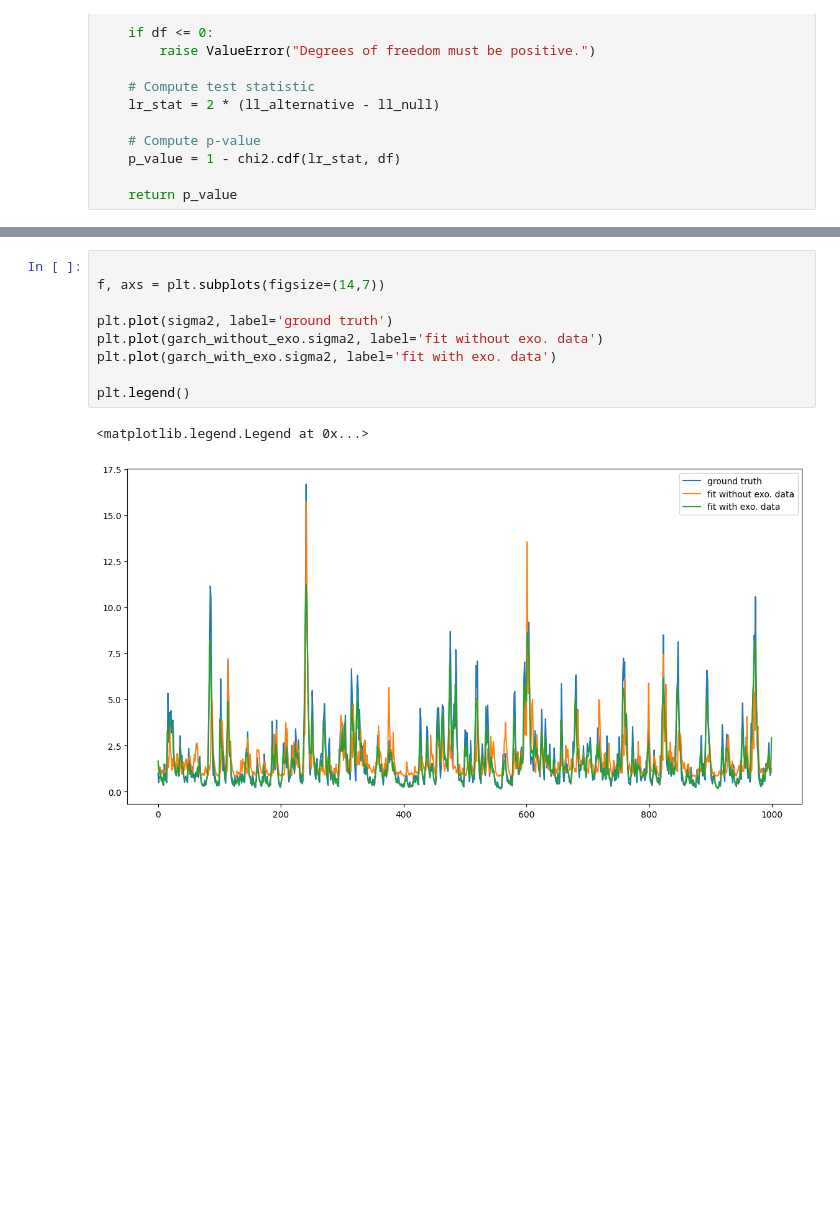
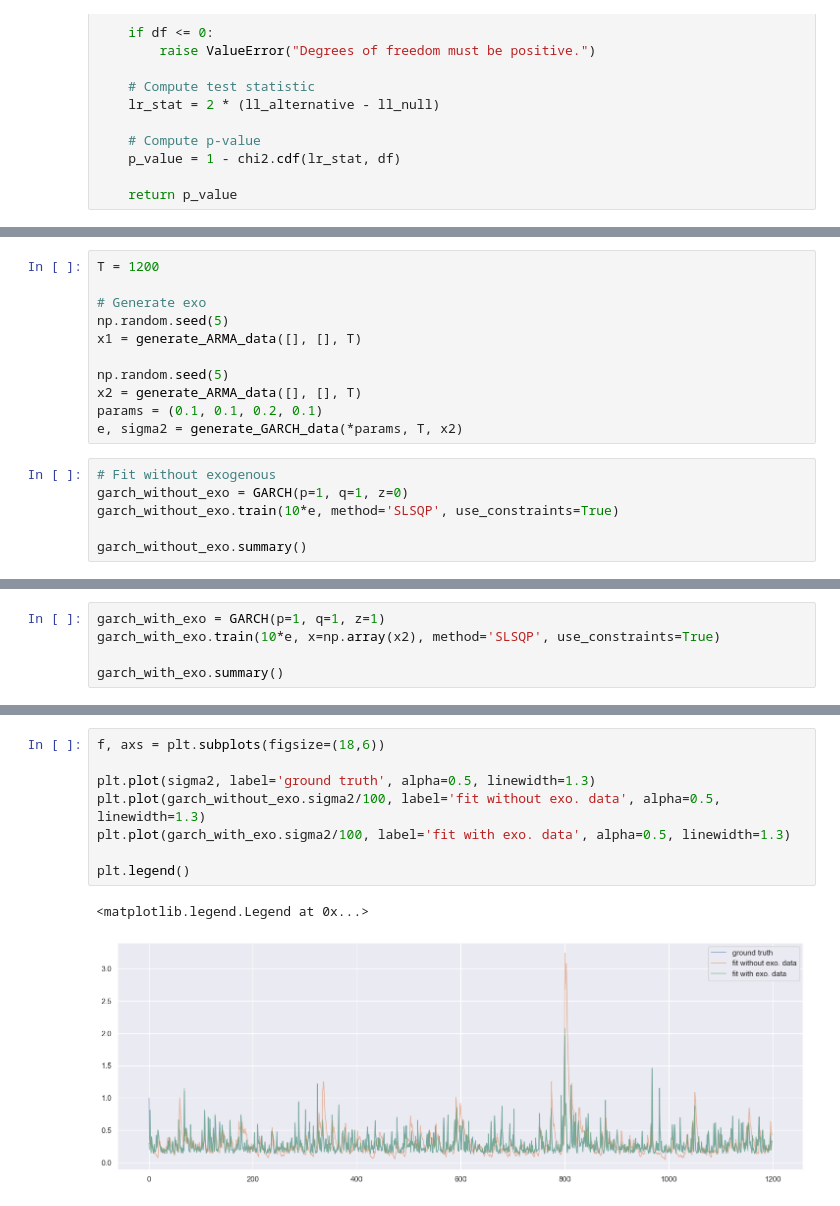
Before and after one commit to hwh1771/sentiment-analysis-volatility-forecasting, a Jupyter notebook: notebooks/05_garch_data_generating_process.ipynb, the cells around one changed output, grey strips where cells are left out. Cells and saved outputs as stored; diff of their text form; blank space fills up the shorter version.

```diff
--- a/notebooks/05_garch_data_generating_process.ipynb
+++ b/notebooks/05_garch_data_generating_process.ipynb
@@ -145,0 +74,17 @@ def mse(arr1, arr2):
+# %%
+T = 1200
+
+# Generate exo
+np.random.seed(5)
+x1 = generate_ARMA_data([], [], T)
+
+np.random.seed(5)
+x2 = generate_ARMA_data([], [], T)
+params = (0.1, 0.1, 0.2, 0.1)
+e, sigma2 = generate_GARCH_data(*params, T, x2)
+# %%
+# Fit without exogenous
+garch_without_exo = GARCH(p=1, q=1, z=0)
+garch_without_exo.train(10*e, method='SLSQP', use_constraints=True)
+
+garch_without_exo.summary()
@@ -145,0 +96,5 @@ def mse(arr1, arr2):
+# %%
+garch_with_exo = GARCH(p=1, q=1, z=1)
+garch_with_exo.train(10*e, x=np.array(x2), method='SLSQP', use_constraints=True)
+
+garch_with_exo.summary()
@@ -152,12 +119,11 @@ print(mse(sigma2, garch_with_exo.sigma2))
 # %%
+f, axs = plt.subplots(figsize=(18,6))
 
-f, axs = plt.subplots(figsize=(14,7))
-
-plt.plot(sigma2, label='ground truth')
-plt.plot(garch_without_exo.sigma2, label='fit without exo. data')
-plt.plot(garch_with_exo.sigma2, label='fit with exo. data')
+plt.plot(sigma2, label='ground truth', alpha=0.5, linewidth=1.3)
+plt.plot(garch_without_exo.sigma2/100, label='fit without exo. data', alpha=0.5, linewidth=1.3)
+plt.plot(garch_with_exo.sigma2/100, label='fit with exo. data', alpha=0.5, linewidth=1.3)
 
 plt.legend()
 # %% [output]
 <matplotlib.legend.Legend at 0x...>
-[figure, old version]
+[figure, new version]
```
Also changed, not shown: parts of 46 cells of this notebook, 1 other file.
